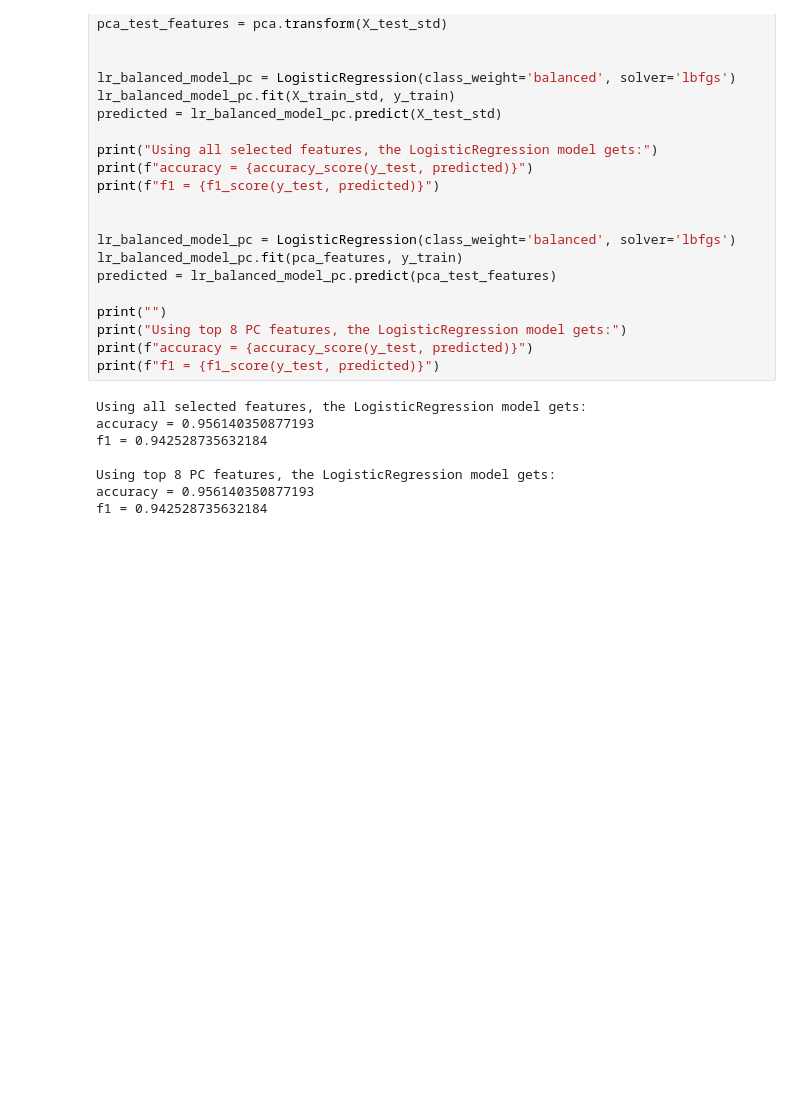
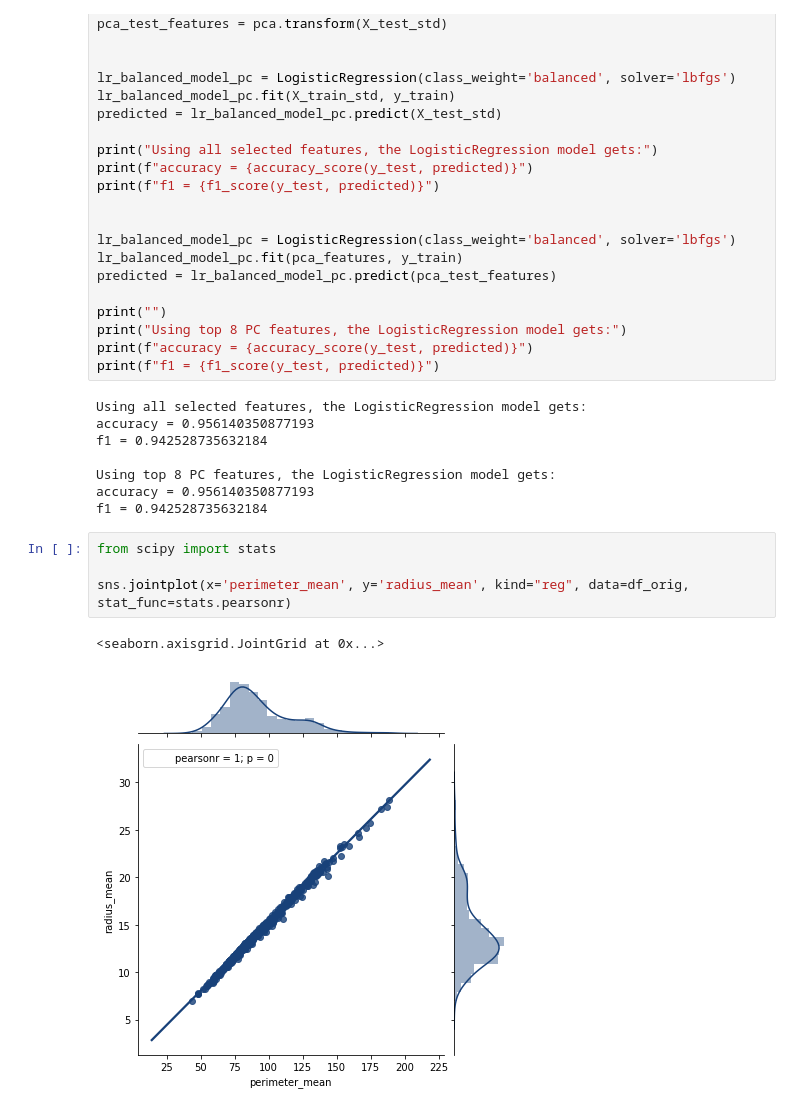
Before and after one commit to kwschultz/python_practice, a Jupyter notebook: Wisconsin Breast Cancer.ipynb, the cells around one changed output. Saved outputs shown, nothing was run; the diff lists cells and outputs as text; blank space fills up the shorter version.

```diff
--- a/Wisconsin Breast Cancer.ipynb
+++ b/Wisconsin Breast Cancer.ipynb
@@ -241,3 +238,10 @@ f1 = 0.942528735632184
 Using top 8 PC features, the LogisticRegression model gets:
 accuracy = 0.956140350877193
 f1 = 0.942528735632184
+# %%
+from scipy import stats
+
+sns.jointplot(x='perimeter_mean', y='radius_mean', kind="reg", data=df_orig, stat_func=stats.pearsonr)
+# %% [output]
+<seaborn.axisgrid.JointGrid at 0x...>
+[figure, added]
```
Also changed, not shown: parts of 4 cells of this notebook, 1 other file.
